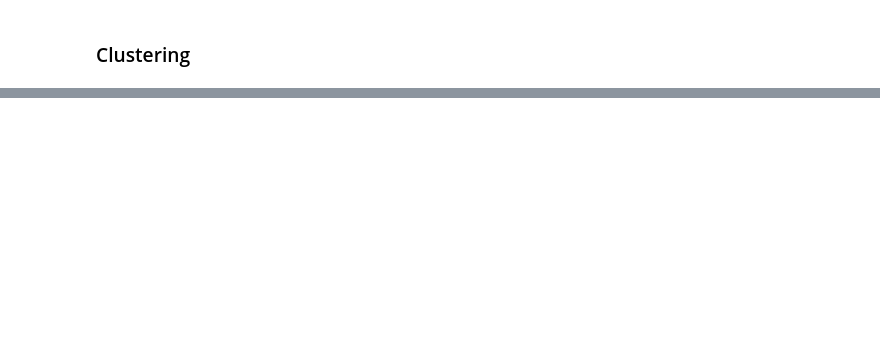
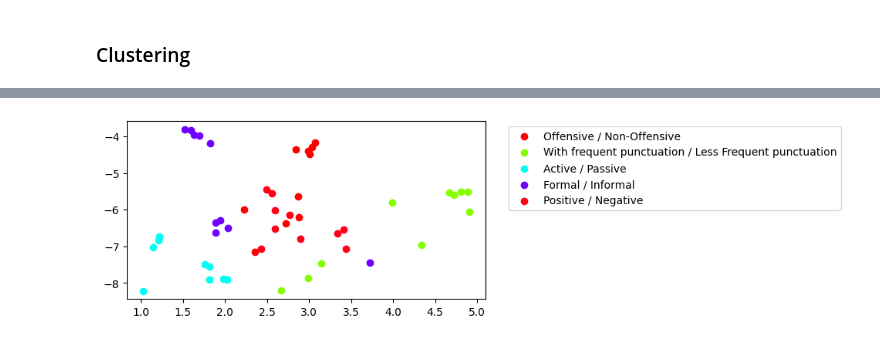
Before and after one commit to MiladAlshomary/Multi-LUAR, a Jupyter notebook: src-ipynb/multi-luar-analysis.ipynb, the cells around one changed output, grey strips where cells are left out. Saved outputs shown, nothing was run; the diff lists cells and outputs as text; code cells hidden in the pictures; blank space fills up the shorter version.

```diff
--- a/src-ipynb/multi-luar-analysis.ipynb
+++ b/src-ipynb/multi-luar-analysis.ipynb
@@ -212,0 +153,4 @@ plot_tsne(positives_embeddings, labels, layer=6)
+# %%
+plot_tsne(positives_embeddings + negatives_embeddings, labels+labels, layer=6)
+# %% [output]
+[figure, added]
```
Also changed, not shown: parts of 20 cells of this notebook, 2 other files.
